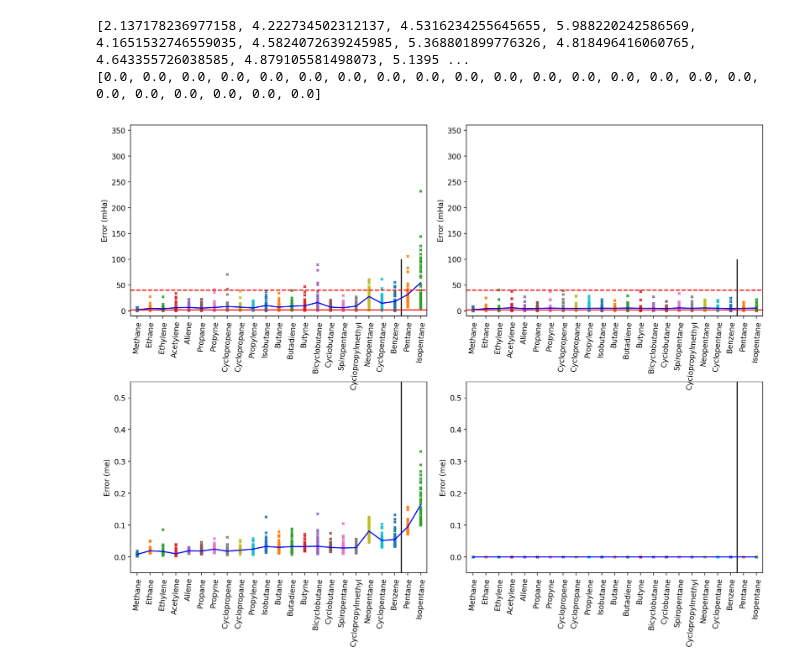
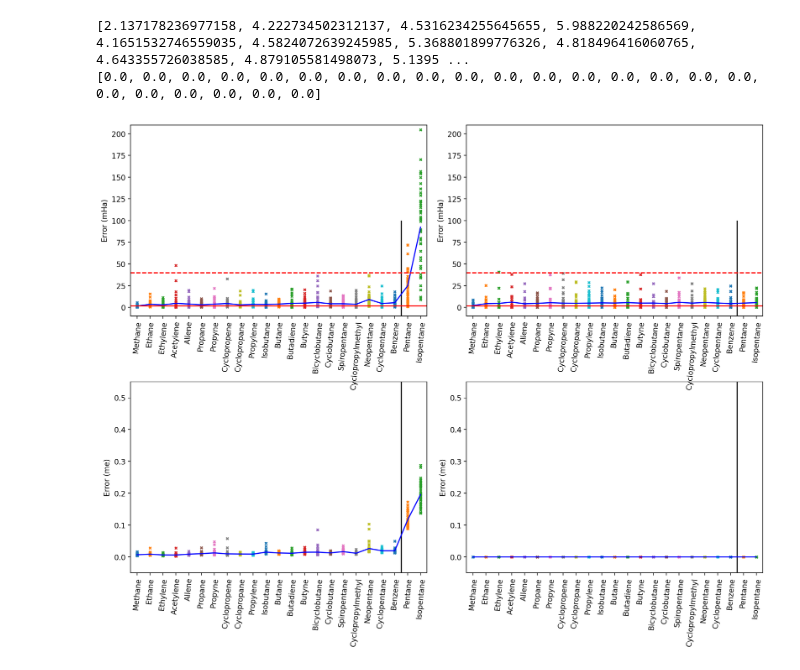
Before and after one commit to chem12346789/ai-dft, a Jupyter notebook: veiw_data.ipynb, the cells around one changed output. Cells and saved outputs as stored; diff of their text form; code cells hidden in the pictures.

```diff
--- a/veiw_data.ipynb
+++ b/veiw_data.ipynb
@@ -67,8 +67,10 @@ for i in range(shapexy[0]):
 axes = axes[::-1, :]
 
 # load_name = "2024-05-18-19-35-45-800"
-load_name = "2024-05-20-12-58-39-800"
+# load_name = "2024-05-20-12-58-39-800"
 # load_name = "2024-05-21-19-27-58-800"
+# load_name = "2024-05-24-14-29-53-800"
+load_name = "2024-05-25-16-33-53-800"
 
 list_of_path = list(Path("validate/").glob(f"validate-ccdft-{load_name}"))
 load_path = max(list_of_path, key=lambda p: p.stat().st_ctime)
@@ -150,33 +152,33 @@ for i_row in range(2):
         )
         data_np_sort = np.sort(np.abs(data_np))[1:]
         error_l.append(np.mean(data_np_sort))
         axes[i_row, 1].scatter(
             i + j + np.zeros_like(data_np_sort), data_np_sort, s=10, marker="x"
         )
 
     axes[i_row, 1].set_xticks(
         range(len(TRAIN_STR_DICT) + len(EVAL_STR_DICT)),
         TRAIN_STR_DICT + EVAL_STR_DICT,
         rotation=85,
     )
     print(error_l)
     axes[i_row, 1].plot(range(len(TRAIN_STR_DICT) + len(EVAL_STR_DICT)), error_l, "b")
     axes[i_row, 0].set_xlim(-0.5, len(TRAIN_STR_DICT) + len(EVAL_STR_DICT) - 0.5)
     axes[i_row, 1].set_xlim(-0.5, len(TRAIN_STR_DICT) + len(EVAL_STR_DICT) - 0.5)
 
-axes[0, 0].set_ylim(-10, 360)
+axes[0, 0].set_ylim(-10, 210)
 axes[0, 0].set_ylabel("Error (mHa)")
 axes[1, 0].set_ylim(-5e-2, 5.5e-1)
 axes[1, 0].set_ylabel("Error (me)")
-axes[0, 1].set_ylim(-10, 360)
+axes[0, 1].set_ylim(-10, 210)
 axes[0, 1].set_ylabel("Error (mHa)")
 axes[1, 1].set_ylim(-5e-2, 5.5e-1)
 axes[1, 1].set_ylabel("Error (me)")
 plt.savefig(
     f"./manu/figures/energy-ccdft-{load_name}.pdf",
     bbox_inches="tight",
 )
 # %% [output]
 [2.137178236977158, 4.222734502312137, 4.5316234255645655, 5.988220242586569, 4.1651532746559035, 4.5824072639245985, 5.368801899776326, 4.818496416060765, 4.643355726038585, 4.879105581498073, 5.1395 ...
 [0.0, 0.0, 0.0, 0.0, 0.0, 0.0, 0.0, 0.0, 0.0, 0.0, 0.0, 0.0, 0.0, 0.0, 0.0, 0.0, 0.0, 0.0, 0.0, 0.0, 0.0, 0.0, 0.0]
-[figure, old version]
+[figure, new version]
```
Also changed, not shown: 1 other file.
